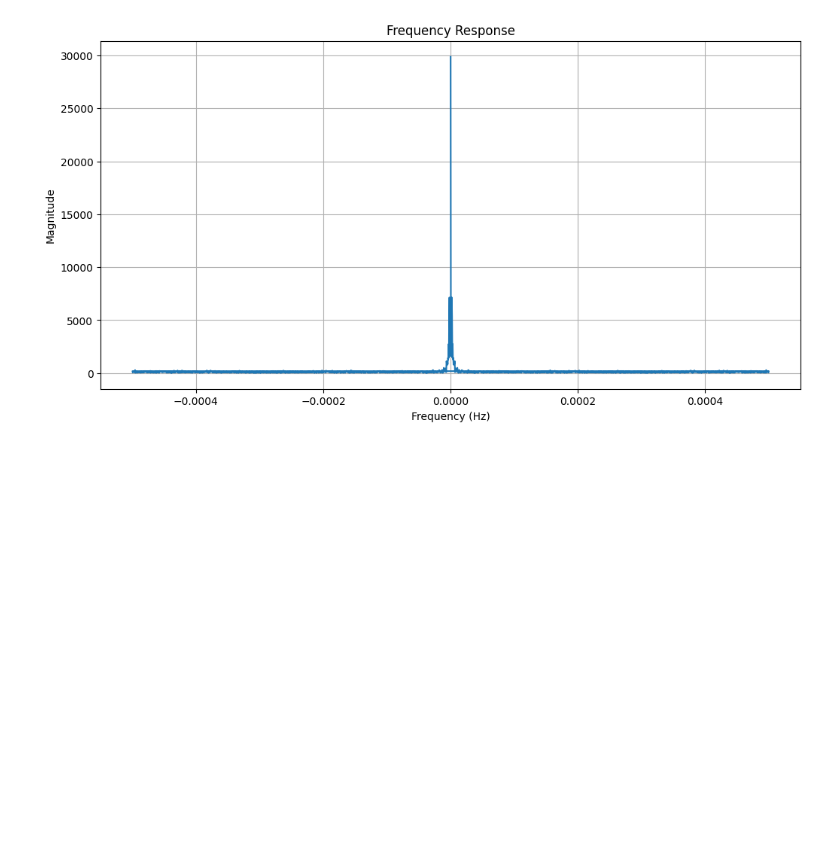
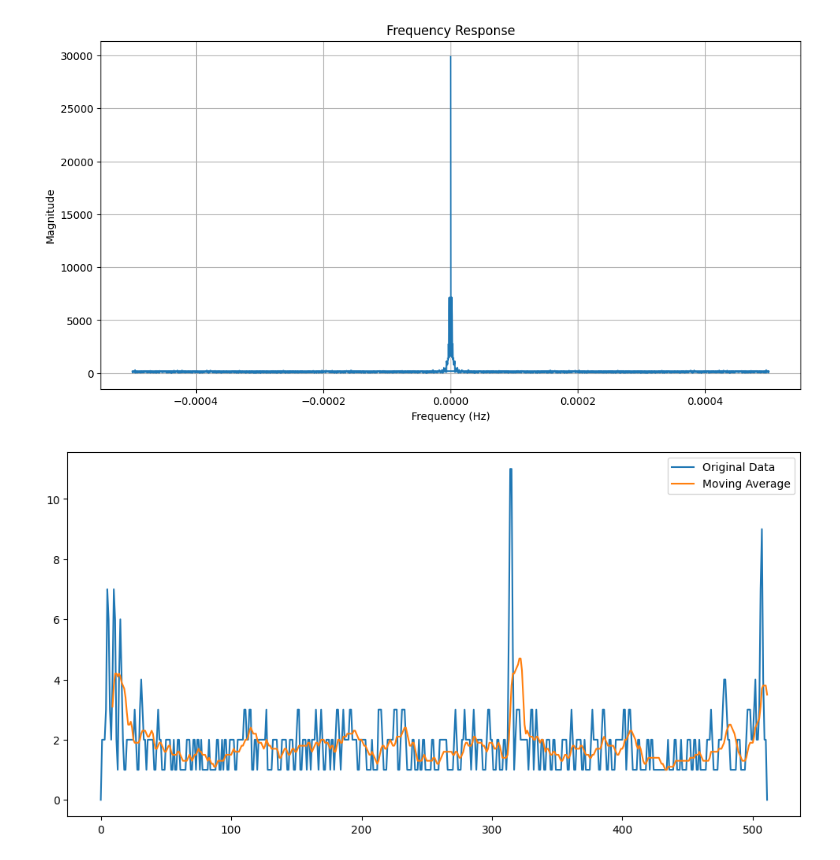
Before and after one commit to aliftffd/Data_kalibrasi, a Jupyter notebook: speed.ipynb, the cells around one changed output. Cells and saved outputs as stored; diff of their text form; code cells hidden in the pictures; blank space fills up the shorter version.

```diff
--- a/speed.ipynb
+++ b/speed.ipynb
@@ -164,3 +164,28 @@ Data Peak :  0
 frekuensi dominan : 0.0
 dominant magnitude: 29877.2
 [figure]
+# %%
+import numpy as np
+import matplotlib.pyplot as plt
+
+# Assuming your FFT data is in a list called data
+data = [0,2,2,2,3,7,6,3,2,4,7,6,2,1,4,6,4,2,1,1,2,2,2,2,2,2,3,2,1,1,3,4,3,2,2,1,2,2,2,2,2,1,1,2,3,2,2,1,1,1,2,2,2,2,1,1,2,1,1,2,2,1,1,1,1,1,2,2,2,1,1,2,2,1,2,2,1,2,1,1,1,1,1,2,1,1,1,1,1,2,2,1,1,2,1,2,2,1,1,2,2,2,2,1,1,2,2,2,2,2,3,3,2,2,3,3,1,1,2,2,1,2,2,2,2,2,2,3,1,1,1,1,2,2,2,2,1,1,1,2,2,2,2,1,1,2,2,2,1,1,2,3,3,1,1,2,2,2,1,2,2,1,2,2,2,3,2,1,2,3,2,1,1,2,2,2,1,2,2,1,2,3,3,2,1,2,3,2,2,2,2,3,3,2,2,2,2,1,1,2,2,2,2,2,1,1,1,1,2,1,1,1,1,3,3,3,2,1,1,1,2,2,2,2,2,3,3,3,1,1,2,3,3,3,2,1,1,1,1,2,2,1,1,1,2,1,1,2,2,1,1,1,1,1,2,2,1,1,1,1,2,2,2,2,2,2,1,1,1,1,1,2,3,2,1,1,1,2,2,3,2,2,2,2,1,2,3,2,1,2,2,2,2,1,1,1,2,3,3,2,2,1,1,1,2,2,1,1,1,2,2,1,2,6,11,11,5,1,2,3,3,3,2,2,2,2,2,2,1,2,3,3,1,2,3,2,1,1,2,2,1,1,2,2,2,1,1,2,2,1,1,1,1,1,2,2,2,2,1,1,2,3,2,1,1,2,2,2,2,1,1,2,1,1,1,1,2,3,2,2,2,2,1,1,2,3,3,2,1,1,2,2,1,1,1,2,2,2,2,2,2,3,3,1,2,3,3,2,1,1,1,1,2,2,1,1,1,1,1,2,2,1,2,2,1,1,1,1,1,1,1,1,1,1,1,2,1,1,1,1,2,2,1,1,1,2,1,1,1,1,2,2,2,1,1,2,2,1,1,2,1,1,1,1,1,2,2,2,3,2,1,1,1,1,2,2,2,3,4,4,3,2,2,1,1,1,1,1,2,2,2,1,1,1,1,2,3,3,3,2,2,3,4,2,2,3,7,9,4,2,2,0]
+
+# Define the window size for the moving average
+window_size = 10
+
+# Define a function to calculate the moving average
+def moving_average(data, window_size):
+    return np.convolve(data, np.ones(window_size), 'valid') / window_size
+
+# Calculate the moving average of the data
+ma_data = moving_average(data, window_size)
+
+# Plot the original data and the moving average
+plt.figure(figsize=(12,6))
+plt.plot(data, label='Original Data')
+plt.plot(range(window_size - 1, len(data)), ma_data, label='Moving Average')
+plt.legend()
+plt.show()
+# %% [output]
+[figure, added]
```
Also changed, not shown: 7 other files.
